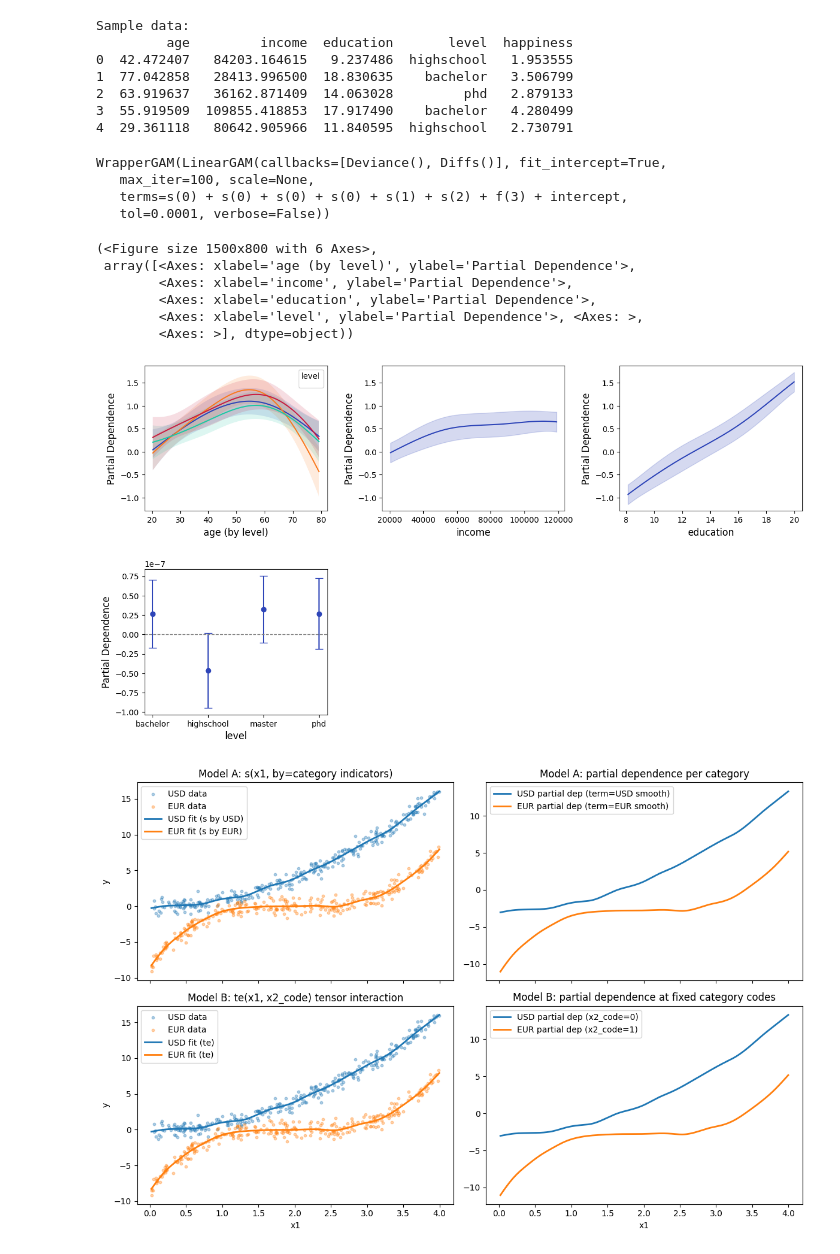
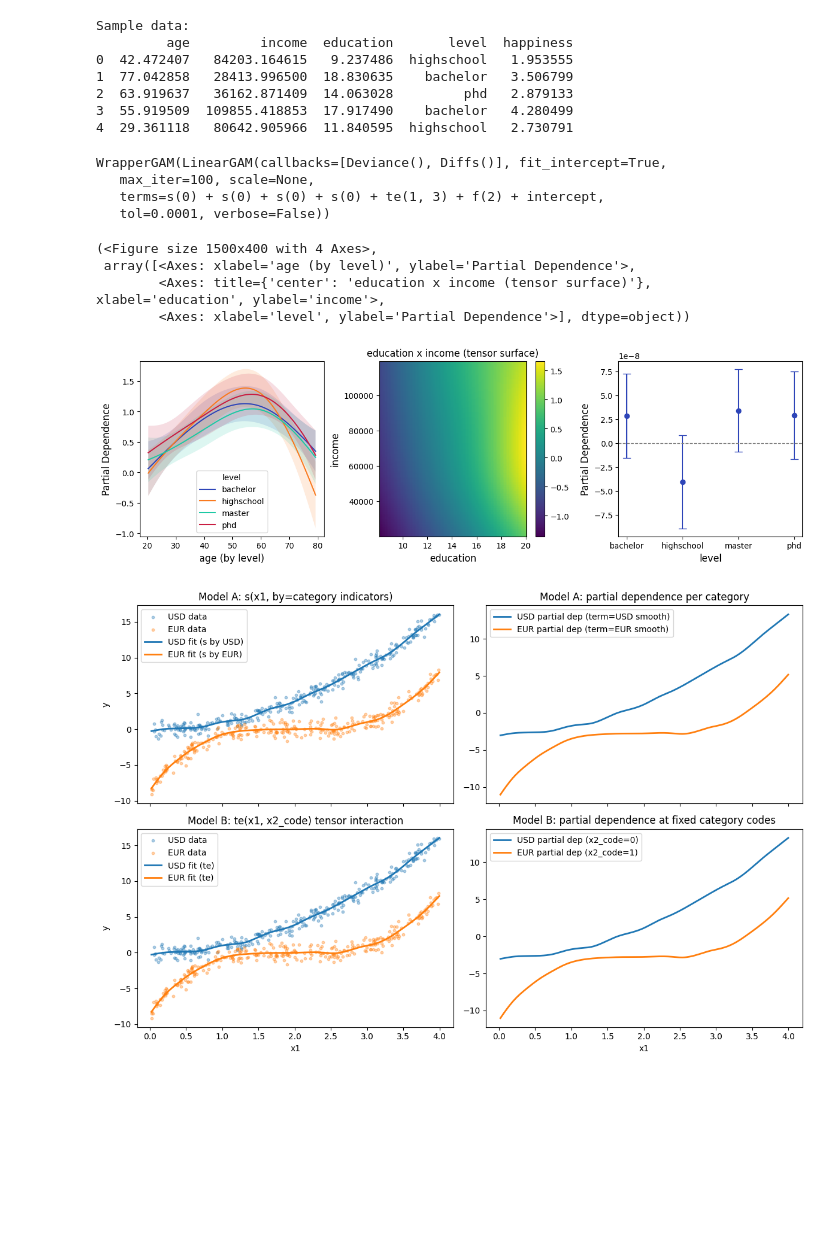
Before and after one commit to YimingZhang07/quantbullet, a Jupyter notebook: docs/model/pygam-example.ipynb, the cells around one changed output. Drawn from its saved outputs; the diff is of its cells as text; code cells hidden in the pictures; blank space fills up the shorter version.

```diff
--- a/docs/model/pygam-example.ipynb
+++ b/docs/model/pygam-example.ipynb
@@ -48,9 +48,10 @@ Sample data:
 features = FeatureSpec(
     features=[
         Feature(name='age', dtype=DataType.FLOAT, role=FeatureRole.MODEL_INPUT, specs={ "spline_order" : 3, "n_splines" : 6, "lam" : 0.1, "by" : "level" }),
-        Feature(name='income', dtype=DataType.FLOAT, role=FeatureRole.MODEL_INPUT, specs={ "spline_order" : 3, "n_splines" : 6, "lam" : 0.1 } ),
-        Feature(name='education', dtype=DataType.FLOAT, role=FeatureRole.MODEL_INPUT, specs={ "spline_order" : 3, "n_splines" : 6, "lam" : 0.1 } ),
+        # Feature(name='income', dtype=DataType.FLOAT, role=FeatureRole.MODEL_INPUT, specs={ "spline_order" : 3, "n_splines" : 6, "lam" : 0.1, "constraints" : "monotonic_inc" } ),
+        Feature(name='education', dtype=DataType.FLOAT, role=FeatureRole.MODEL_INPUT, specs={ "spline_order" : 3, "n_splines" : 6, "lam" : 0.1, "by" : "income" } ),
         Feature(name='level', dtype=DataType.CATEGORY, role=FeatureRole.MODEL_INPUT ),
+        Feature(name='income', dtype=DataType.FLOAT, role=FeatureRole.SECONDARY_INPUT),
         Feature(name='happiness', dtype=DataType.FLOAT, role=FeatureRole.TARGET )
     ]
 )
@@ -60,18 +61,16 @@ wgam.fit( data, data['happiness'] )
 # %% [output]
 WrapperGAM(LinearGAM(callbacks=[Deviance(), Diffs()], fit_intercept=True,
    max_iter=100, scale=None,
-   terms=s(0) + s(0) + s(0) + s(0) + s(1) + s(2) + f(3) + intercept,
+   terms=s(0) + s(0) + s(0) + s(0) + te(1, 3) + f(2) + intercept,
    tol=0.0001, verbose=False))
 # %%
-wgam.plot_partial_dependence( scale_y_axis=True )
+wgam.plot_partial_dependence( scale_y_axis=False )
 # %% [output]
-(<Figure size 1500x800 with 6 Axes>,
+(<Figure size 1500x400 with 4 Axes>,
  array([<Axes: xlabel='age (by level)', ylabel='Partial Dependence'>,
-        <Axes: xlabel='income', ylabel='Partial Dependence'>,
-        <Axes: xlabel='education', ylabel='Partial Dependence'>,
-        <Axes: xlabel='level', ylabel='Partial Dependence'>, <Axes: >,
-        <Axes: >], dtype=object))
+        <Axes: title={'center': 'education x income (tensor surface)'}, xlabel='education', ylabel='income'>,
+        <Axes: xlabel='level', ylabel='Partial Dependence'>], dtype=object))
-[figure, old version]
+[figure, new version]
 # %%
 import numpy as np
 import matplotlib.pyplot as plt
```
Also changed, not shown: 1 other file.
